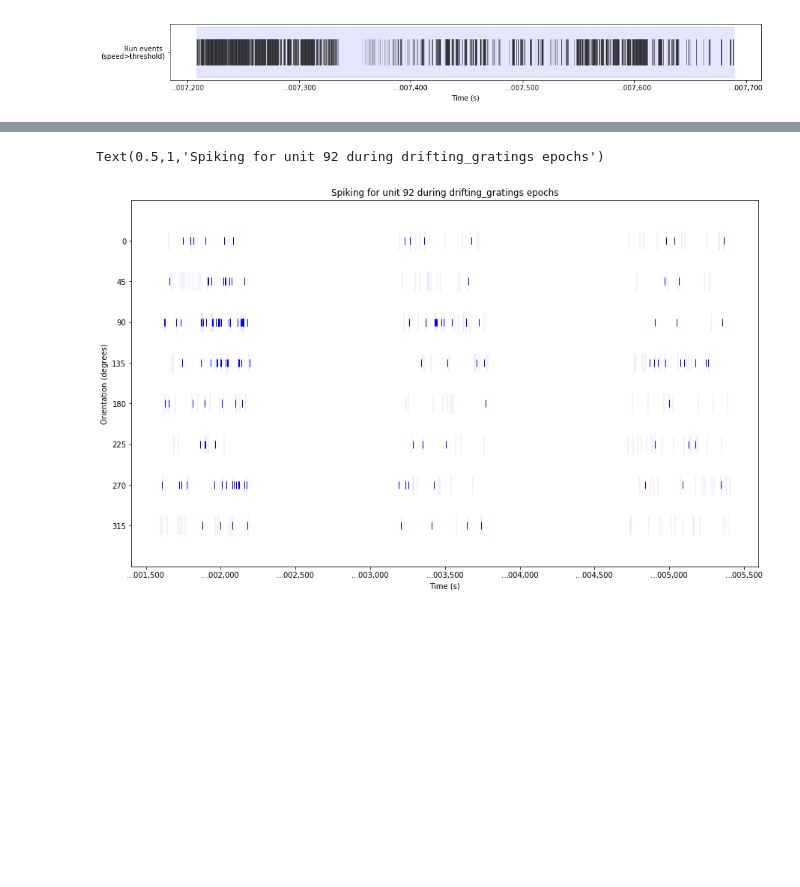
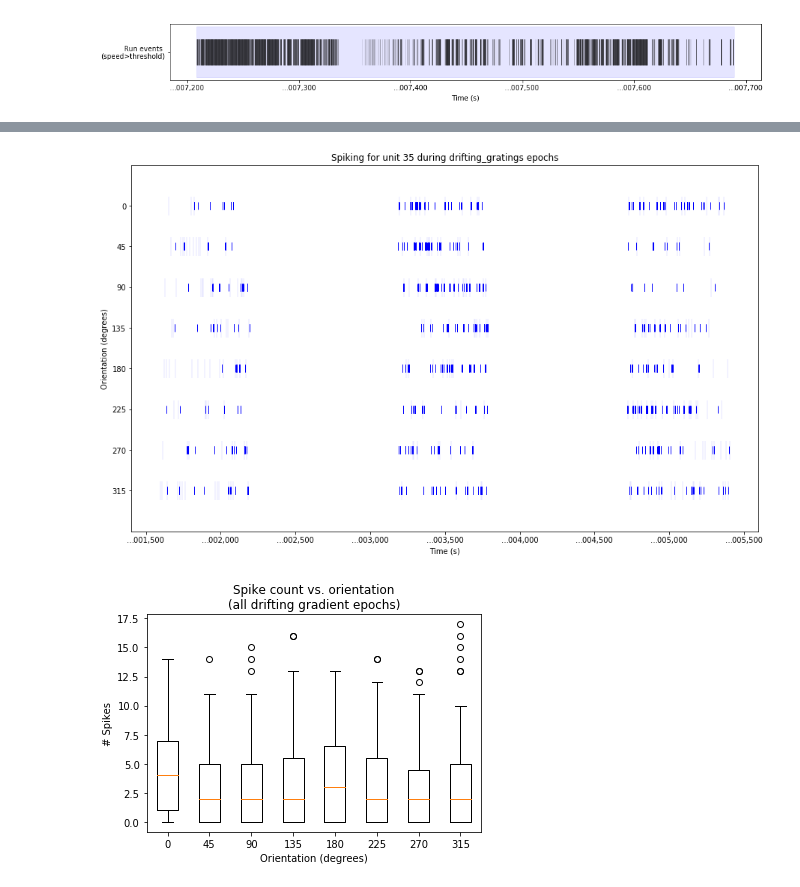
Before and after one commit to LorenFrankLab/franklab-nwb, a Jupyter notebook: frank_lab_queries_allen_data.ipynb, the cells around one changed output, grey strips where cells are left out. Drawn from its saved outputs; the diff is of its cells as text; code cells hidden in the pictures; blank space fills up the shorter version.

```diff
--- a/frank_lab_queries_allen_data.ipynb
+++ b/frank_lab_queries_allen_data.ipynb
@@ -33,10 +35,10 @@ Loaded /Users/ericmiller/Data/Allen_Inst/ecephys_session_785402239.nwb
 # %% [markdown]
 ### Analysis parameters
 # %%
-cluster_idx = 92    # which cluster to look at for single unit analyses
+cluster_idx = 35   # which cluster to look at for single unit analyses
 stim_of_interest = "static_gratings"
-epoch_of_interest = 1
-speed_threshold = 100 # cm/s
+epoch_of_interest = 1  # 0 indexed
+speed_threshold = 40 # cm/s
 # %% [markdown]
 ### Dataset Query: Find the time intervals of all epochs and their stimulus types
 #### NWBFile (one animal) --> mx2 numpy array (epoch start/stop)
@@ -241,5 +254,6 @@ pass # suppress output
 # %%
-num_units = 200
+num_units = 100
+print('processing spiking data for %d units in %s epoch %d...\n' % (num_units, stim_of_interest, epoch_of_interest+1))
 
 # ---------------------
 # 1. Dataset Queries for the first num_units units' spiking
@@ -409,31 +441,48 @@ Fig 2. You can see this more clearly if we zoom in on just one of those bigger t
 # %%
 # Get the orientations and epoch intervals for each epoch of this stim type
 all_epochs_ori = nwbf.epochs['Ori'][:]
 stim_ori = all_epochs_ori[epochs_this_stim]  # orientation for all epochs of this stim type
 stim_ivls = epoch_ivls_array[epochs_this_stim, :]  # time intervals for all epochs of this stim type
 
 # Get the set of all possible orientations (removing 'nan')
 possible_ori = np.unique(stim_ori)
 possible_ori = possible_ori[~np.isnan(possible_ori)]
 
 spikeplots = []
+rate_vs_ori = {ori: [] for ori in possible_ori}
+
 # For each possible orientation, get the distribution of firing of this cell
-for ori in possible_ori:
+for i, ori in enumerate(possible_ori):
     # Get the time intervals for epochs of this orientation
     this_ori_epochs = np.where(stim_ori==ori)[0]
     this_ori_ivls = TimeIntervals(stim_ivls[this_ori_epochs, :])
 
     # Do a Time Query on just the epochs with this orientation
     this_ori_spiking = spiking_all.time_query(this_ori_ivls)
+    spikeplots.append((this_ori_spiking, int(ori)))
 
-    # Append to the plot
-    spikeplots.append((this_ori_spiking, int(ori)))
+    for ivl in this_ori_ivls:
+        ivl_spiking = this_ori_spiking.time_query(TimeIntervals(ivl))
+        ivl_spike_count = len(ivl_spiking.point_times)
+        ivl_length = ivl_spiking.valid_intervals.durations()[0][0]
+        rate_vs_ori[ori].append(ivl_spike_count)
 
 fig1 = plt.figure(1, figsize=(15, len(spikeplots)+1))
 ax1 = fig1.add_subplot(1, 1, 1)
 ax1.set_ylabel('Orientation (degrees)')
 plot_PointData_multiple(spikeplots, axis=ax1)
 plt.title('Spiking for unit %s during %s epochs' % (cluster_idx, stim_type))
+
+
+
+plt.figure()
+plt.title('Spike count vs. orientation\n(all drifting gradient epochs)')
+plt.xlabel('Orientation (degrees)')
+plt.ylabel('# Spikes')
+ax = plt.subplot(111)
+plt.boxplot([rate_vs_ori[ori] for ori in possible_ori])
+ax.set_xticklabels([int(ori) for ori in possible_ori])
+pass
 # %% [output]
-Text(0.5,1,'Spiking for unit 92 during drifting_gratings epochs')
-[figure, old version]
+[figure, new version]
+[figure, added]
```
Also changed, not shown: parts of 30 cells of this notebook, 1 other file.
